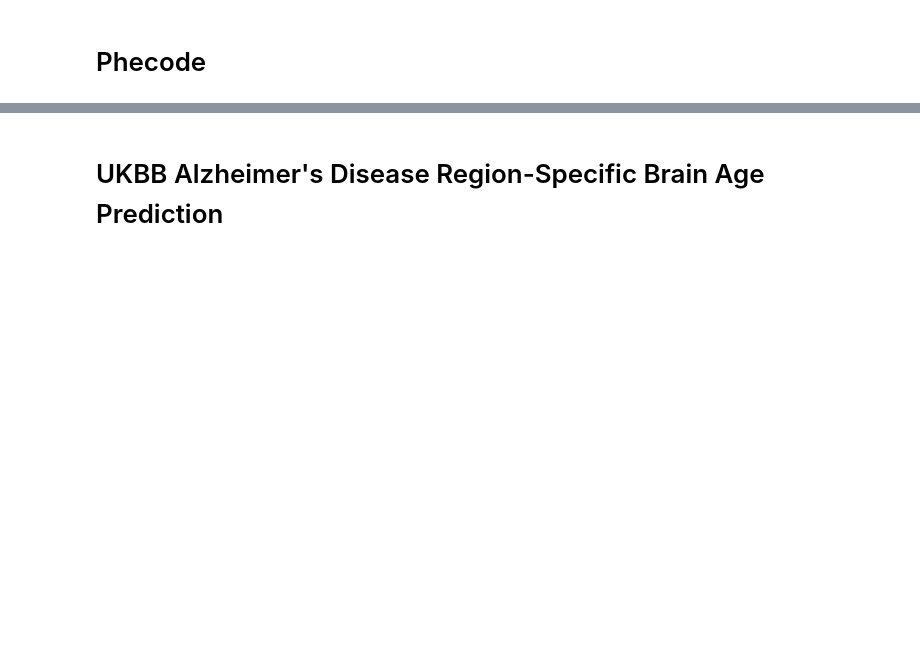
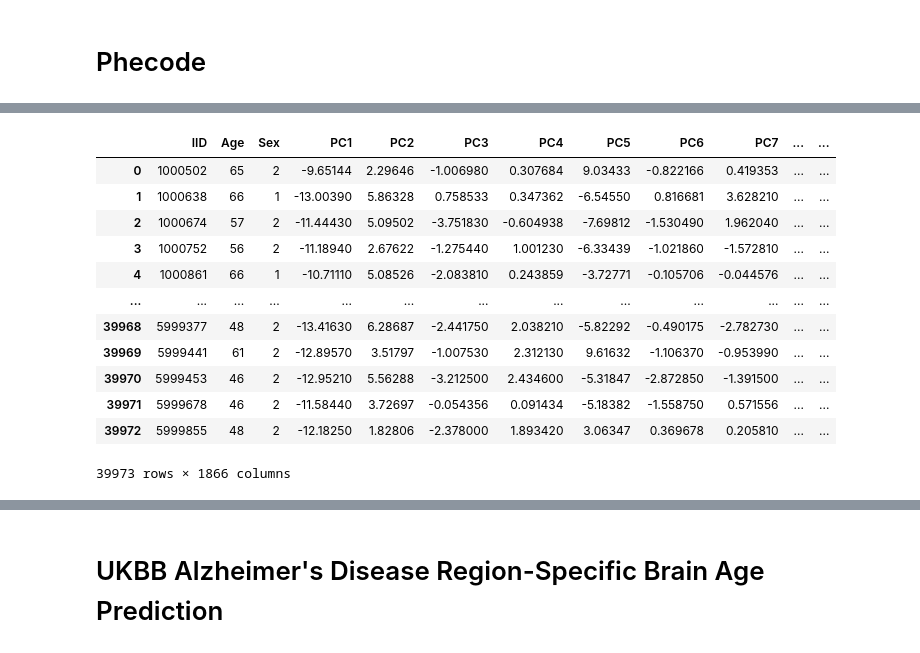
Before and after one commit to yein-hwang/Region-Wise-Brain-Age-Estimation, a Jupyter notebook: notebook/dna_nexus_infer.ipynb, the cells around one changed output, grey strips where cells are left out. Drawn from its saved outputs; the diff is of its cells as text; code cells hidden in the pictures; blank space fills up the shorter version.

```diff
--- a/notebook/dna_nexus_infer.ipynb
+++ b/notebook/dna_nexus_infer.ipynb
@@ -100,3 +200,17 @@ phecode
 # %%
-brain_mri_phe = phecode.loc[phecode.IID.isin(idx)].reset_index(drop=True)
+brain_mri_phe = phecode.loc[phecode.IID.isin(union_ids)].reset_index(drop=True)
 brain_mri_phe
+# %% [output]
+|  | IID | Age | Sex | PC1 | PC2 | PC3 | PC4 | PC5 | PC6 | PC7 | ... | ... |
+| 0 | 1000502 | 65 | 2 | -9.65144 | 2.29646 | -1.006980 | 0.307684 | 9.03433 | -0.822166 | 0.419353 | ... | ... |
+| 1 | 1000638 | 66 | 1 | -13.00390 | 5.86328 | 0.758533 | 0.347362 | -6.54550 | 0.816681 | 3.628210 | ... | ... |
+| 2 | 1000674 | 57 | 2 | -11.44430 | 5.09502 | -3.751830 | -0.604938 | -7.69812 | -1.530490 | 1.962040 | ... | ... |
+| 3 | 1000752 | 56 | 2 | -11.18940 | 2.67622 | -1.275440 | 1.001230 | -6.33439 | -1.021860 | -1.572810 | ... | ... |
+| 4 | 1000861 | 66 | 1 | -10.71110 | 5.08526 | -2.083810 | 0.243859 | -3.72771 | -0.105706 | -0.044576 | ... | ... |
+| ... | ... | ... | ... | ... | ... | ... | ... | ... | ... | ... | ... | ... |
+| 39968 | 5999377 | 48 | 2 | -13.41630 | 6.28687 | -2.441750 | 2.038210 | -5.82292 | -0.490175 | -2.782730 | ... | ... |
+| 39969 | 5999441 | 61 | 2 | -12.89570 | 3.51797 | -1.007530 | 2.312130 | 9.61632 | -1.106370 | -0.953990 | ... | ... |
+| 39970 | 5999453 | 46 | 2 | -12.95210 | 5.56288 | -3.212500 | 2.434600 | -5.31847 | -2.872850 | -1.391500 | ... | ... |
+| 39971 | 5999678 | 46 | 2 | -11.58440 | 3.72697 | -0.054356 | 0.091434 | -5.18382 | -1.558750 | 0.571556 | ... | ... |
+| 39972 | 5999855 | 48 | 2 | -12.18250 | 1.82806 | -2.378000 | 1.893420 | 3.06347 | 0.369678 | 0.205810 | ... | ... |
+39973 rows × 1866 columns
```
Also changed, not shown: parts of 56 cells of this notebook, 3 other files.
